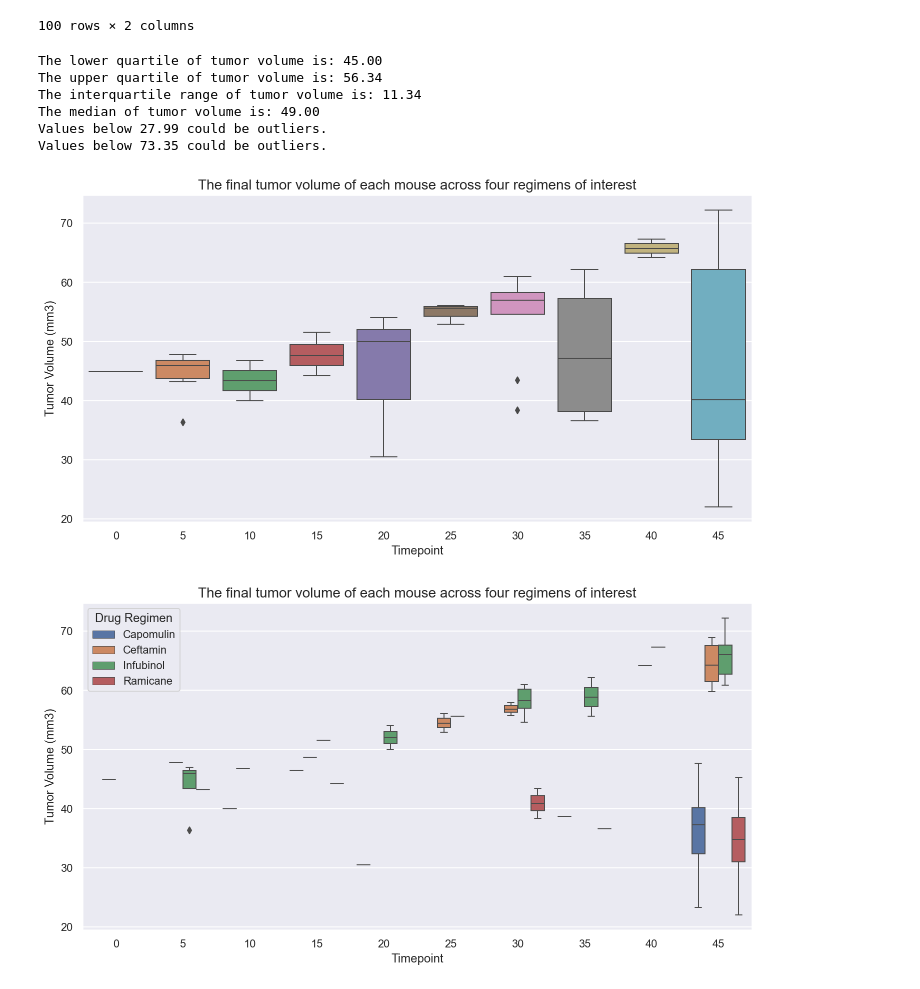
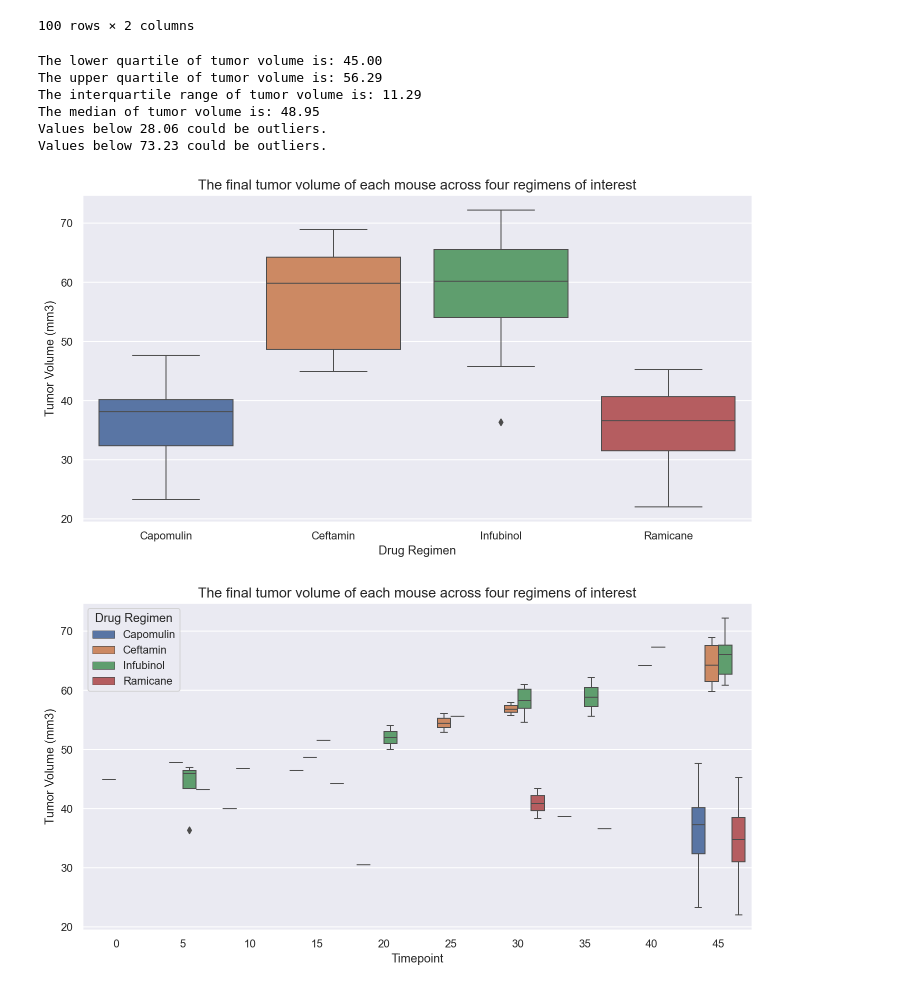
Before and after one commit to OlegRyzhkov2020/matplotlib-challenge, a Jupyter notebook: pymaceuticals_starter.ipynb, the cells around one changed output. Drawn from its saved outputs; the diff is of its cells as text; code cells hidden in the pictures.

Commit message:
adding boxplots

```diff
--- a/pymaceuticals_starter.ipynb
+++ b/pymaceuticals_starter.ipynb
@@ -129,6 +121,7 @@ mice_data[duplicates].sort_values('Drug Regimen')
 # %%
 # Create a clean DataFrame by dropping the duplicate mouse by its ID.
-mice_data.drop_duplicates(inplace = True)
+#mice_data = mice_data.drop_duplicates(subset=[mice_data.index, 'Timepoint'], keep='first')
+#mice_data
 # %%
 # Checking the number of mice in the clean DataFrame.
 mice_data.shape
@@ -318,17 +311,17 @@ print(MSG_5.format(lower_bound), MSG_6)
 print(MSG_5.format(upper_bound), MSG_6)
 # %% [output]
 The lower quartile of tumor volume is: 45.00
-The upper quartile of tumor volume is: 56.34
-The interquartile range of tumor volume is: 11.34
-The median of tumor volume is: 49.00
-Values below 27.99 could be outliers.
-Values below 73.35 could be outliers.
+The upper quartile of tumor volume is: 56.29
+The interquartile range of tumor volume is: 11.29
+The median of tumor volume is: 48.95
+Values below 28.06 could be outliers.
+Values below 73.23 could be outliers.
 # %%
 # Generate a box plot of the final tumor volume of each mouse across four regimens of interest
-_= sns.boxplot(boxplot_df['Timepoint'], boxplot_df['Tumor Volume (mm3)'], data=boxplot_df)
+_= sns.boxplot(boxplot_df.index.get_level_values(0), boxplot_df['Tumor Volume (mm3)'], data=boxplot_df)
 _= plt.title('The final tumor volume of each mouse across four regimens of interest', size=14)
 # %% [output]
-[figure, old version]
+[figure, new version]
 # %%
 # Generate a box plot of the final tumor volume of each mouse across four regimens of interest
 _= sns.boxplot(boxplot_df['Timepoint'], boxplot_df['Tumor Volume (mm3)'], data=boxplot_df,
```
Also changed, not shown: parts of 11 cells of this notebook.
